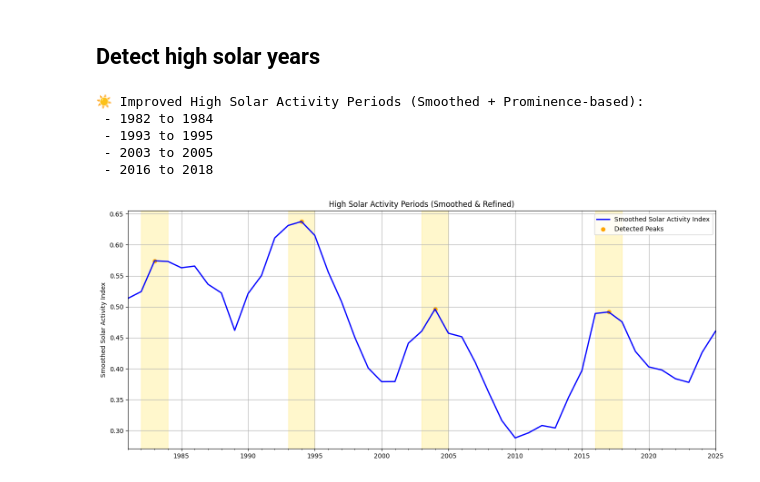
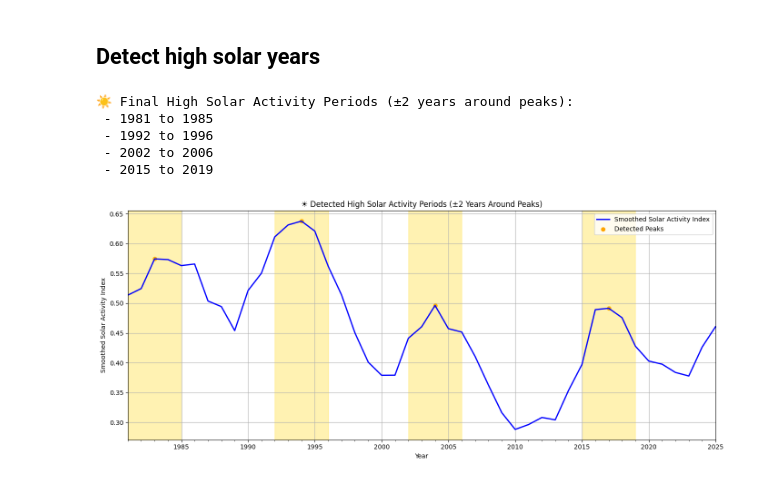
Before and after one commit to shivangichaudhary/Space-Weather-Event-Analysis, a Jupyter notebook: Notebooks/omni2.ipynb, the cells around one changed output. Saved outputs shown, nothing was run; the diff lists cells and outputs as text; code cells hidden in the pictures.

```diff
--- a/Notebooks/omni2.ipynb
+++ b/Notebooks/omni2.ipynb
@@ -403,12 +360,12 @@ for file in csv_files:
 
 full_df = pd.concat(df_list)
 
-# Filter only high solar activity periods
+# Filter only high solar activity periods (Peaks: 1989, 2001, 2014, 2024)
 high_activity_ranges = [
     ("1987-01-01", "1991-12-31"),
-    ("1998-01-01", "2002-12-31"),
+    ("1999-01-01", "2003-12-31"),
     ("2012-01-01", "2016-12-31"),
-    ("2023-01-01", "2025-12-31")
+    ("2022-01-01", "2026-12-31")
 ]
 
 mask = pd.Series(False, index=full_df.index)
@@ -801,58 +875,71 @@ import numpy as np
 import matplotlib.pyplot as plt
 from scipy.signal import find_peaks
 
-# Smooth the Solar Activity Index using a rolling average (3-year window)
+# --- STEP 1: Load and preprocess ---
+# Assumes full_df is already loaded and has a datetime index
+
+solar_params = ["Speed", "FlowPressure", "Density", "Temperature", "ElectricField", "PlasmaBeta"]
+solar_data = full_df[solar_params].dropna()
+
+# Resample to yearly means
+solar_yearly = solar_data.resample('Y').mean()
+
+# Normalize each parameter to [0, 1]
+solar_yearly_norm = (solar_yearly - solar_yearly.min()) / (solar_yearly.max() - solar_yearly.min())
+
+# Composite Solar Activity Index
+solar_yearly_norm['SolarActivityIndex'] = solar_yearly_norm.mean(axis=1)
+
+# --- STEP 2: Smooth index using rolling average ---
 activity_index_smooth = solar_yearly_norm['SolarActivityIndex'].rolling(window=3, center=True, min_periods=1).mean()
 
-# Detect prominent peaks only (minimum height and prominence to remove noise)
-peaks, properties = find_peaks(activity_index_smooth, distance=3, prominence=0.03)  # Adjust threshold as needed
-
-# Convert peak indices to years
+# --- STEP 3: Detect peaks with prominence (filter weak bumps) ---
+peaks, properties = find_peaks(activity_index_smooth, distance=3, prominence=0.03)  # tweak `prominence` as needed
 peak_years = activity_index_smooth.index[peaks].year.tolist()
 
-# Create ±1.5 year windows around each peak
+# --- STEP 4: Create ±2 year windows around peaks ---
 activity_ranges = []
 for year in peak_years:
-    start = max(year - 1, activity_index_smooth.index[0].year)
-    end = min(year + 1, activity_index_smooth.index[-1].year)
+    start = max(year - 2, activity_index_smooth.index[0].year)
+    end = min(year + 2, activity_index_smooth.index[-1].year)
     activity_ranges.append((start, end))
 
-# Merge overlapping/adjacent ranges
+# --- STEP 5: Merge overlapping ranges ---
 def merge_ranges(ranges):
     merged = []
     for start, end in sorted(ranges):
         if not merged or start > merged[-1][1] + 1:
             merged.append([start, end])
         else:
             merged[-1][1] = max(merged[-1][1], end)
     return merged
 
 merged_ranges = merge_ranges(activity_ranges)
 
-# ☀️ Print improved solar max periods
-print("☀️ Improved High Solar Activity Periods (Smoothed + Prominence-based):")
-for r in merged_ranges:
-    print(f" - {r[0]} to {r[1]}")
+# --- STEP 6: Output ---
+print("☀️ Final High Solar Activity Periods (±2 years around peaks):")
+for start, end in merged_ranges:
+    print(f" - {start} to {end}")
 
-# 📈 Plot
+# --- STEP 7: Plot ---
 plt.figure(figsize=(14, 6))
 activity_index_smooth.plot(label='Smoothed Solar Activity Index', linewidth=2, color='blue')
 plt.scatter(activity_index_smooth.index[peaks], activity_index_smooth.iloc[peaks], color='orange', label='Detected Peaks')
 
-# Highlight ranges
 for start, end in merged_ranges:
-    plt.axvspan(pd.Timestamp(f"{start}-01-01"), pd.Timestamp(f"{end}-12-31"), alpha=0.2, color='gold')
+    plt.axvspan(pd.Timestamp(f"{start}-01-01"), pd.Timestamp(f"{end}-12-31"), color='gold', alpha=0.3)
 
-plt.title("High Solar Activity Periods (Smoothed & Refined)")
+plt.title("☀️ Detected High Solar Activity Periods (±2 Years Around Peaks)")
 plt.ylabel("Smoothed Solar Activity Index")
+plt.xlabel("Year")
 plt.grid(True)
 plt.legend()
 plt.tight_layout()
 plt.show()
 # %% [output]
-☀️ Improved High Solar Activity Periods (Smoothed + Prominence-based):
- - 1982 to 1984
- - 1993 to 1995
- - 2003 to 2005
- - 2016 to 2018
+☀️ Final High Solar Activity Periods (±2 years around peaks):
+ - 1981 to 1985
+ - 1992 to 1996
+ - 2002 to 2006
+ - 2015 to 2019
-[figure, old version]
+[figure, new version]
```
Also changed, not shown: parts of 15 cells of this notebook, 26 other files.
